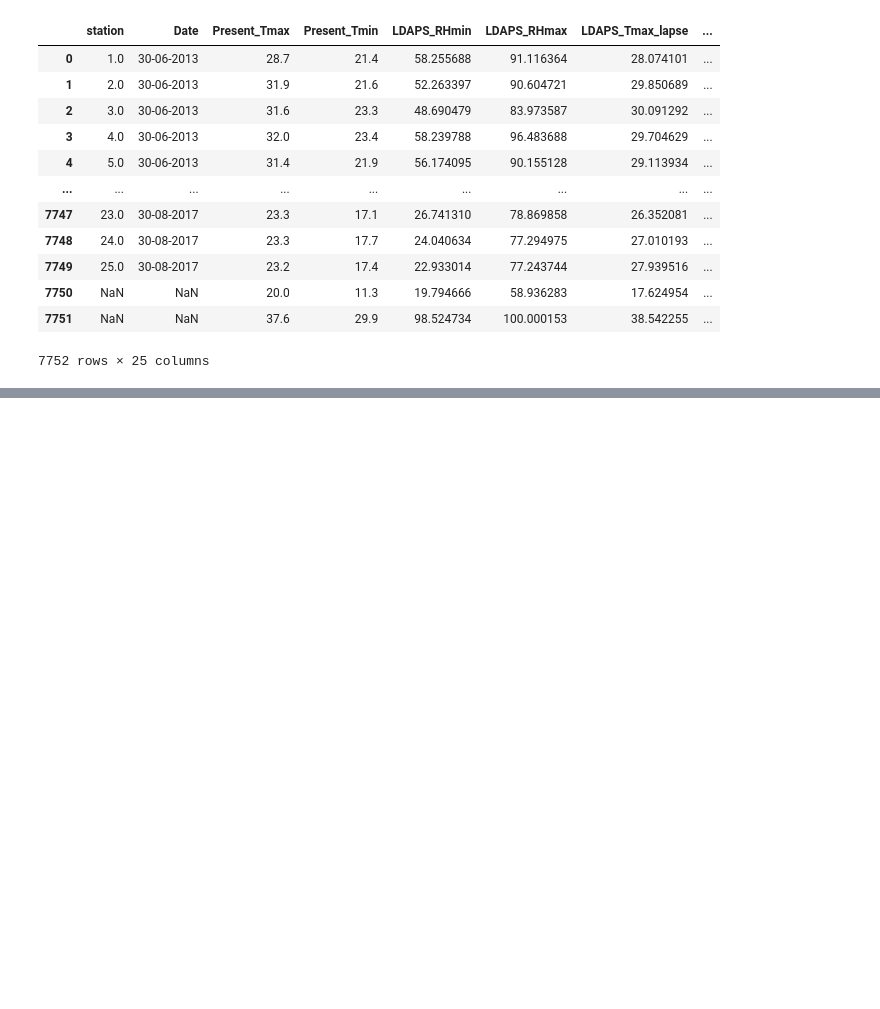
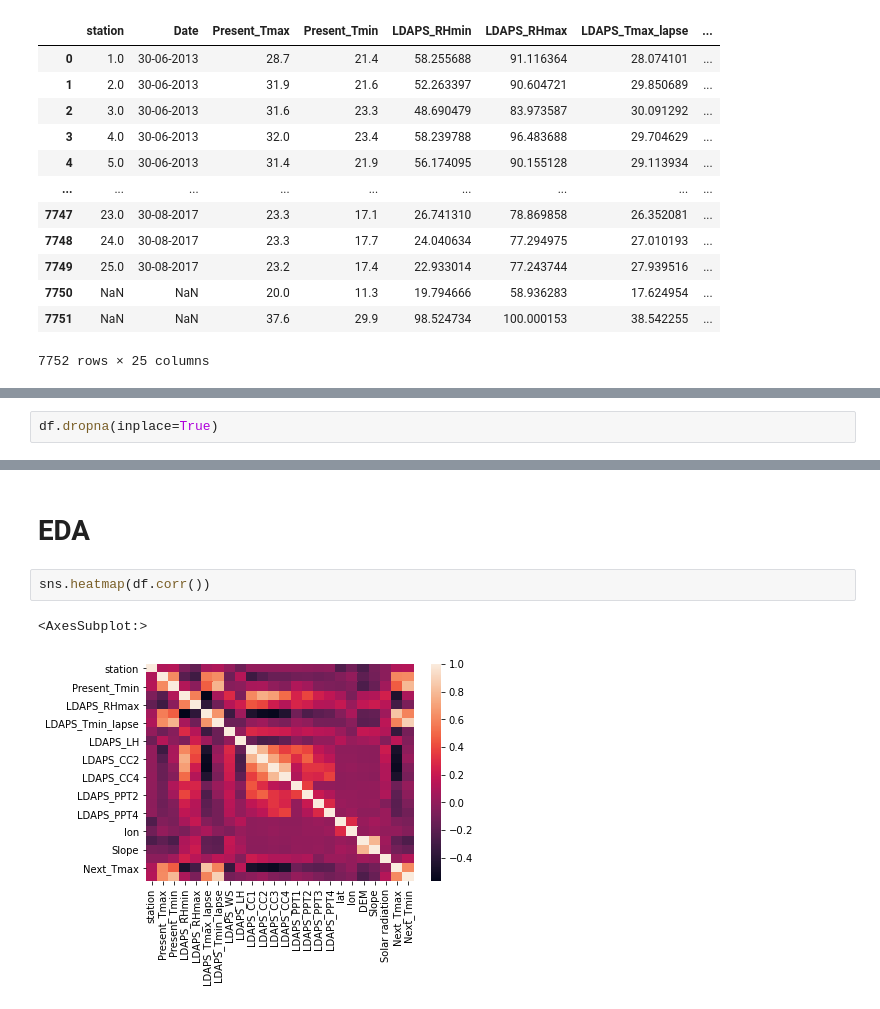
Before and after one commit to im-noob/internship-fliprobo, a Jupyter notebook: datatrained_projects/temperature_prediction/temperature_prediction.ipynb, the cells around one changed output, grey strips where cells are left out. Drawn from its saved outputs; the diff is of its cells as text; blank space fills up the shorter version.

```diff
--- a/datatrained_projects/temperature_prediction/temperature_prediction.ipynb
+++ b/datatrained_projects/temperature_prediction/temperature_prediction.ipynb
@@ -19,0 +135,2 @@ df
+# %%
+df.dropna(inplace=True)
@@ -19,0 +187,7 @@ df
+# %% [markdown]
+# EDA
+# %%
+sns.heatmap(df.corr())
+# %% [output]
+<AxesSubplot:>
+[figure, added]
```
Also changed, not shown: parts of 41 cells of this notebook, 1 other file.
